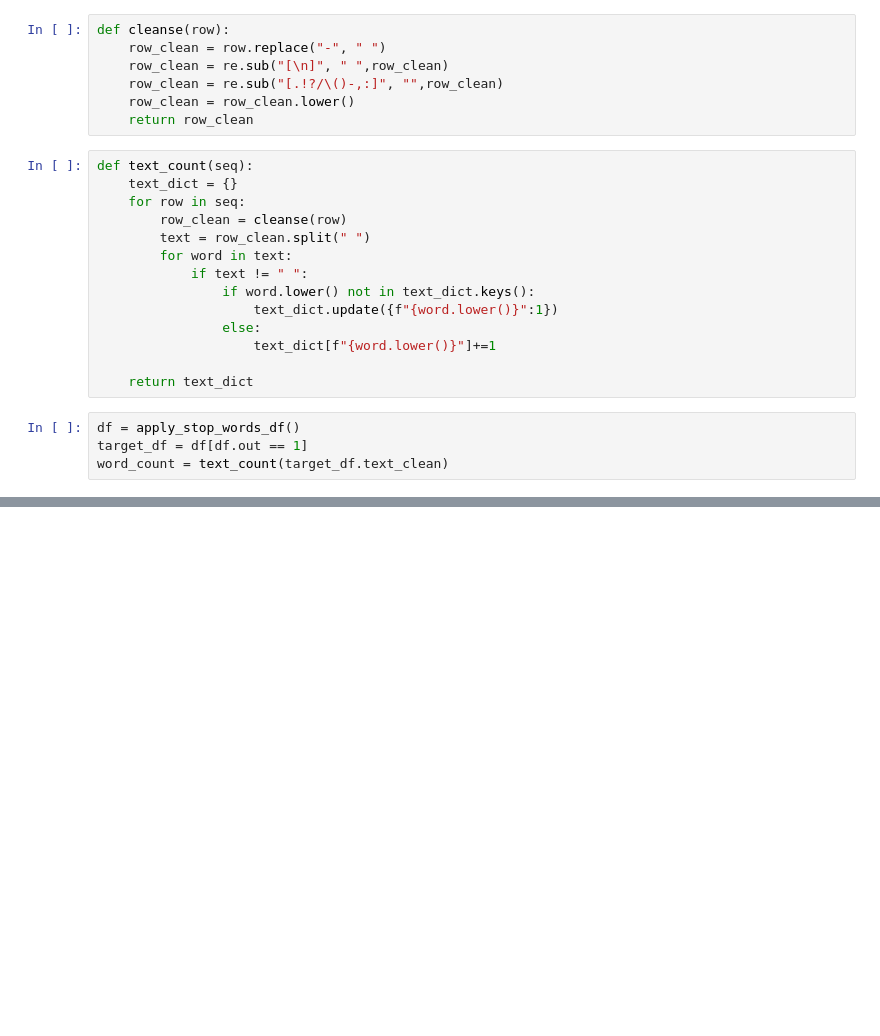
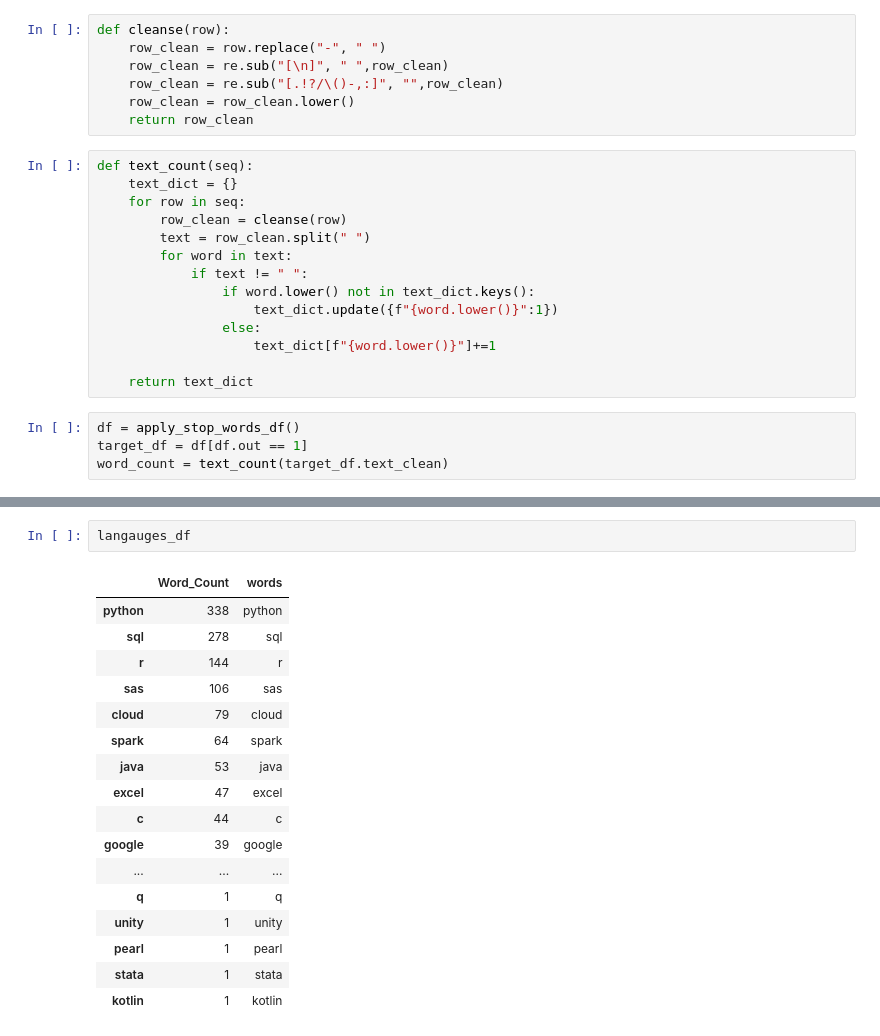
Before and after one commit to Emilianopp/skillQuery-backend, a Jupyter notebook: modeling/notebooks/Exploratory_analysis_BERT.ipynb, the cells around one changed output, grey strips where cells are left out. Saved outputs shown, nothing was run; the diff lists cells and outputs as text; blank space fills up the shorter version.

```diff
--- a/modeling/notebooks/Exploratory_analysis_BERT.ipynb
+++ b/modeling/notebooks/Exploratory_analysis_BERT.ipynb
@@ -56,0 +57,20 @@ plt.show()
+# %%
+langauges_df
+# %% [output]
+|  | Word_Count | words |
+| python | 338 | python |
+| sql | 278 | sql |
+| r | 144 | r |
+| sas | 106 | sas |
+| cloud | 79 | cloud |
+| spark | 64 | spark |
+| java | 53 | java |
+| excel | 47 | excel |
+| c | 44 | c |
+| google | 39 | google |
+| ... | ... | ... |
+| q | 1 | q |
+| unity | 1 | unity |
+| pearl | 1 | pearl |
+| stata | 1 | stata |
+| kotlin | 1 | kotlin |
```
Also changed, not shown: parts of 7 cells of this notebook.
